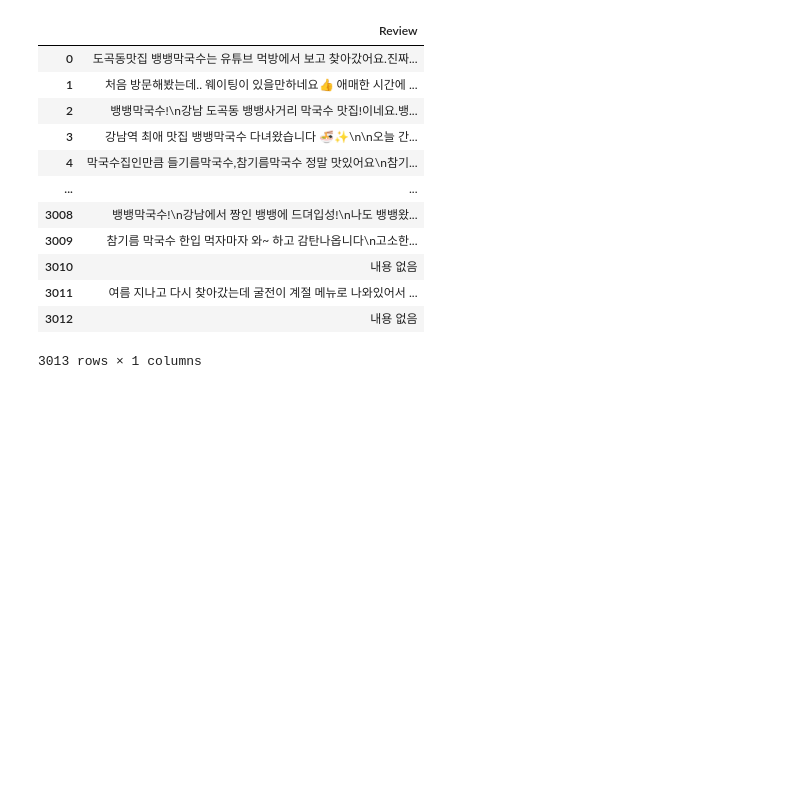
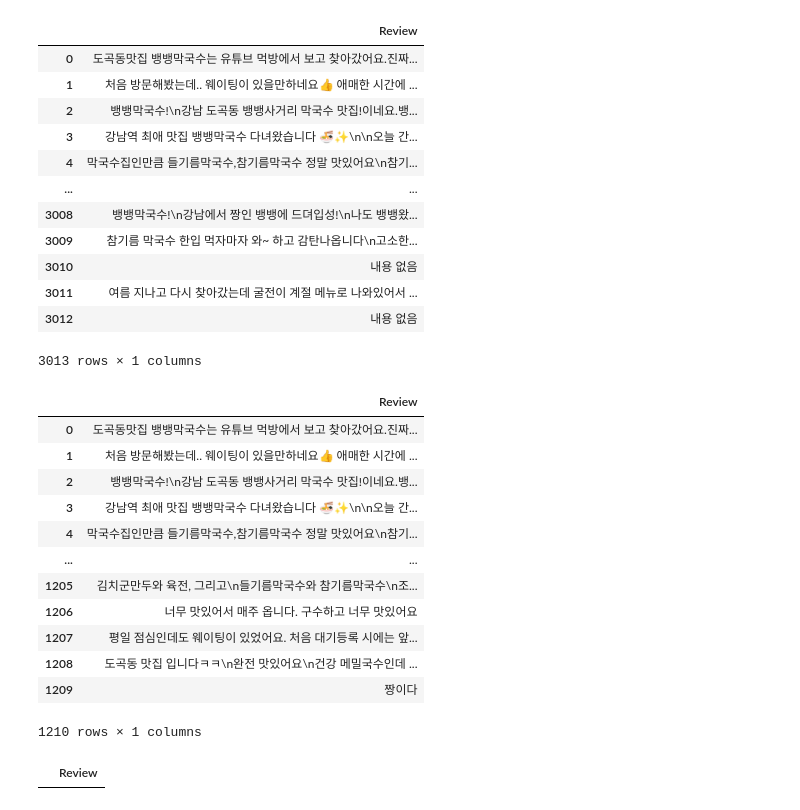
Before and after one commit to Minseos/-, a Jupyter notebook: final_project/네이버지도_크롤링.ipynb, the cells around one changed output. Cells and saved outputs as stored; diff of their text form; code cells hidden in the pictures; blank space fills up the shorter version.

```diff
--- a/final_project/네이버지도_크롤링.ipynb
+++ b/final_project/네이버지도_크롤링.ipynb
@@ -1969,4 +1485,22 @@ df
 | 3012 | 내용 없음 |
 3013 rows × 1 columns
 # %%
-df
+reviews_df
+# %% [output]
+|  | Review |
+| 0 | 도곡동맛집 뱅뱅막국수는 유튜브 먹방에서 보고 찾아갔어요.진짜... |
+| 1 | 처음 방문해봤는데.. 웨이팅이 있을만하네요👍 애매한 시간에 ... |
+| 2 | 뱅뱅막국수!\n강남 도곡동 뱅뱅사거리 막국수 맛집!이네요.뱅... |
+| 3 | 강남역 최애 맛집 뱅뱅막국수 다녀왔습니다 🍜✨\n\n오늘 간... |
+| 4 | 막국수집인만큼 들기름막국수,참기름막국수 정말 맛있어요\n참기... |
+| ... | ... |
+| 1205 | 김치군만두와 육전, 그리고\n들기름막국수와 참기름막국수\n조... |
+| 1206 | 너무 맛있어서 매주 옵니다. 구수하고 너무 맛있어요 |
+| 1207 | 평일 점심인데도 웨이팅이 있었어요. 처음 대기등록 시에는 앞... |
+| 1208 | 도곡동 맛집 입니다ㅋㅋ\n완전 맛있어요\n건강 메밀국수인데 ... |
+| 1209 | 짱이다 |
+1210 rows × 1 columns
+# %%
+reviews_df
+# %% [output]
+|  | Review |
```
Also changed, not shown: parts of 21 cells of this notebook, 5 other files.
